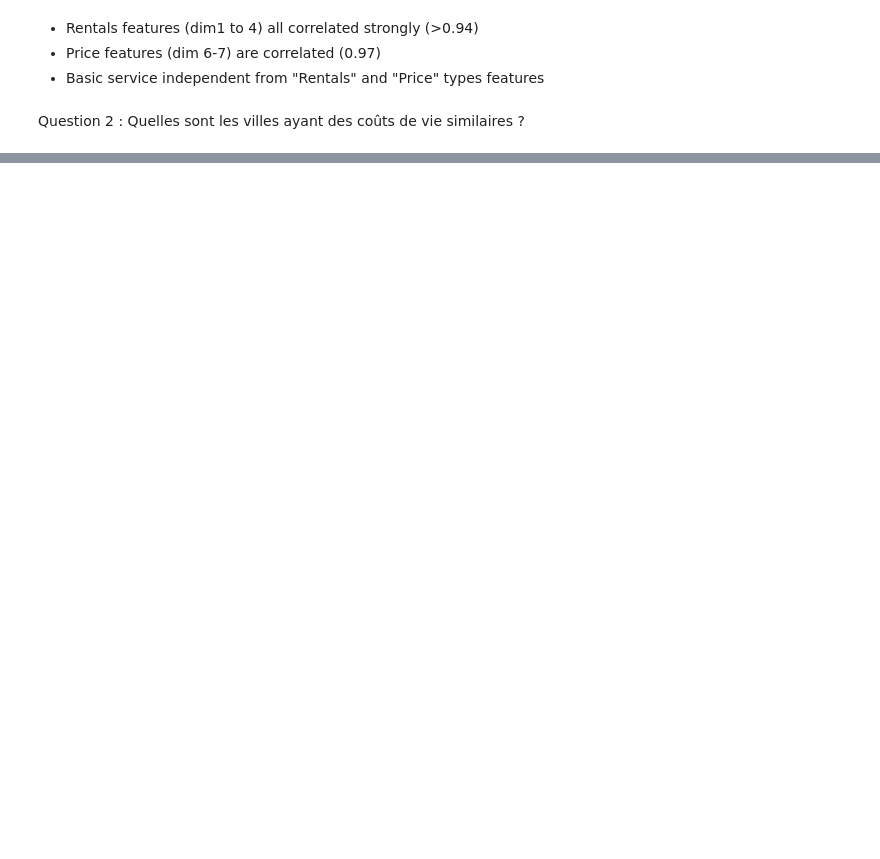
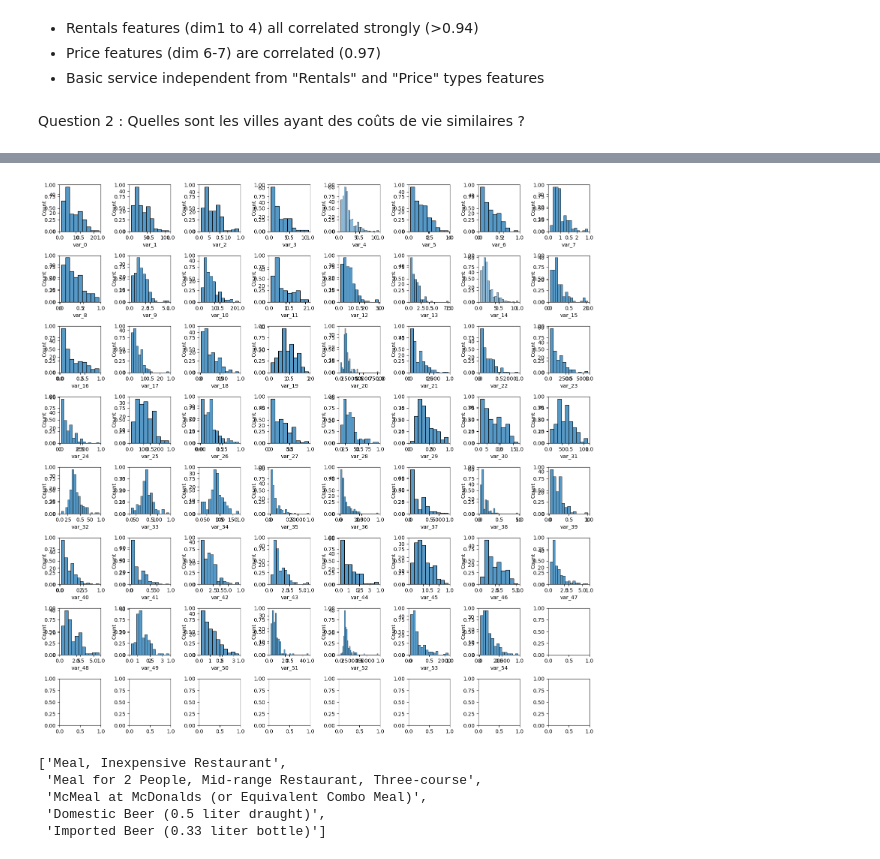
Before and after one commit to simlal/data-mining-assignments_bin710, a Jupyter notebook: td1/td1.ipynb, the cells around one changed output, grey strips where cells are left out. Cells and saved outputs as stored; diff of their text form; code cells hidden in the pictures; blank space fills up the shorter version.

```diff
--- a/td1/td1.ipynb
+++ b/td1/td1.ipynb
@@ -144,0 +158,8 @@ Question 2 : Quelles sont les villes ayant des coûts de vie similaires ?
+# %%
+grid_len = int(np.ceil((np.sqrt(len(df_cl.columns)))))
+
+# fig, ax = plt.subplots(grid_len, grid_len, figsize=(15,15))
+
+for i, att in enumerate(attr):
+    plt.figure(i, figsize=(5,5))
+    sns.histplot(df_cl[att])
@@ -144,0 +180,19 @@ Question 2 : Quelles sont les villes ayant des coûts de vie similaires ?
+# %%
+fig, ax = plt.subplots(grid_len, grid_len, figsize=(15,15))
+
+for i, att in enumerate(attr):
+    ax=fig.add_subplot(grid_len, grid_len, i+1)
+    sns.histplot(df_cl[att], legend=False)
+    ax.set_xlabel(f"var_{i}")
+
+fig.tight_layout()
+# %% [output]
+[figure, added]
+# %%
+attr[0:5]
+# %% [output]
+['Meal, Inexpensive Restaurant',
+ 'Meal for 2 People, Mid-range Restaurant, Three-course',
+ 'McMeal at McDonalds (or Equivalent Combo Meal)',
+ 'Domestic Beer (0.5 liter draught)',
+ 'Imported Beer (0.33 liter bottle)']
```
Also changed, not shown: parts of 9 cells of this notebook.
